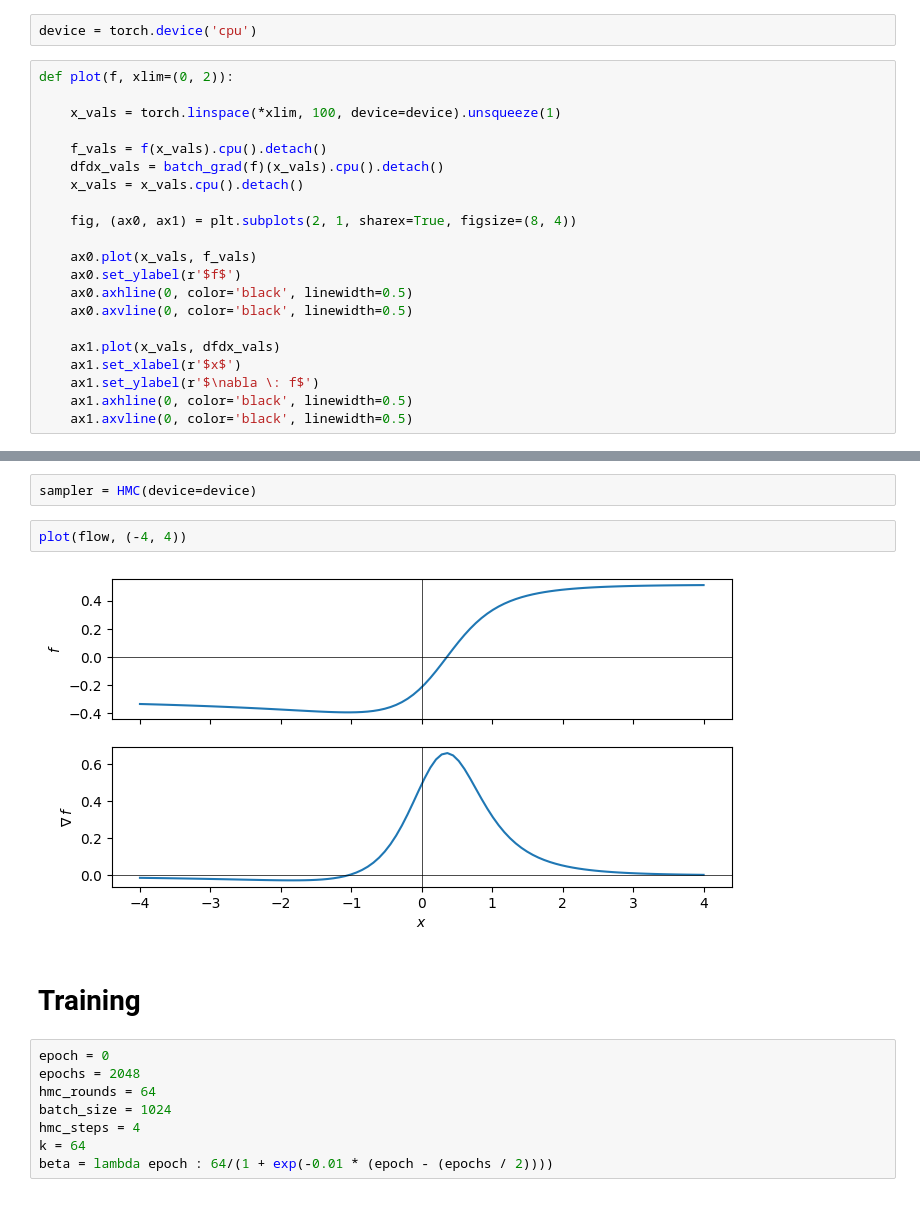
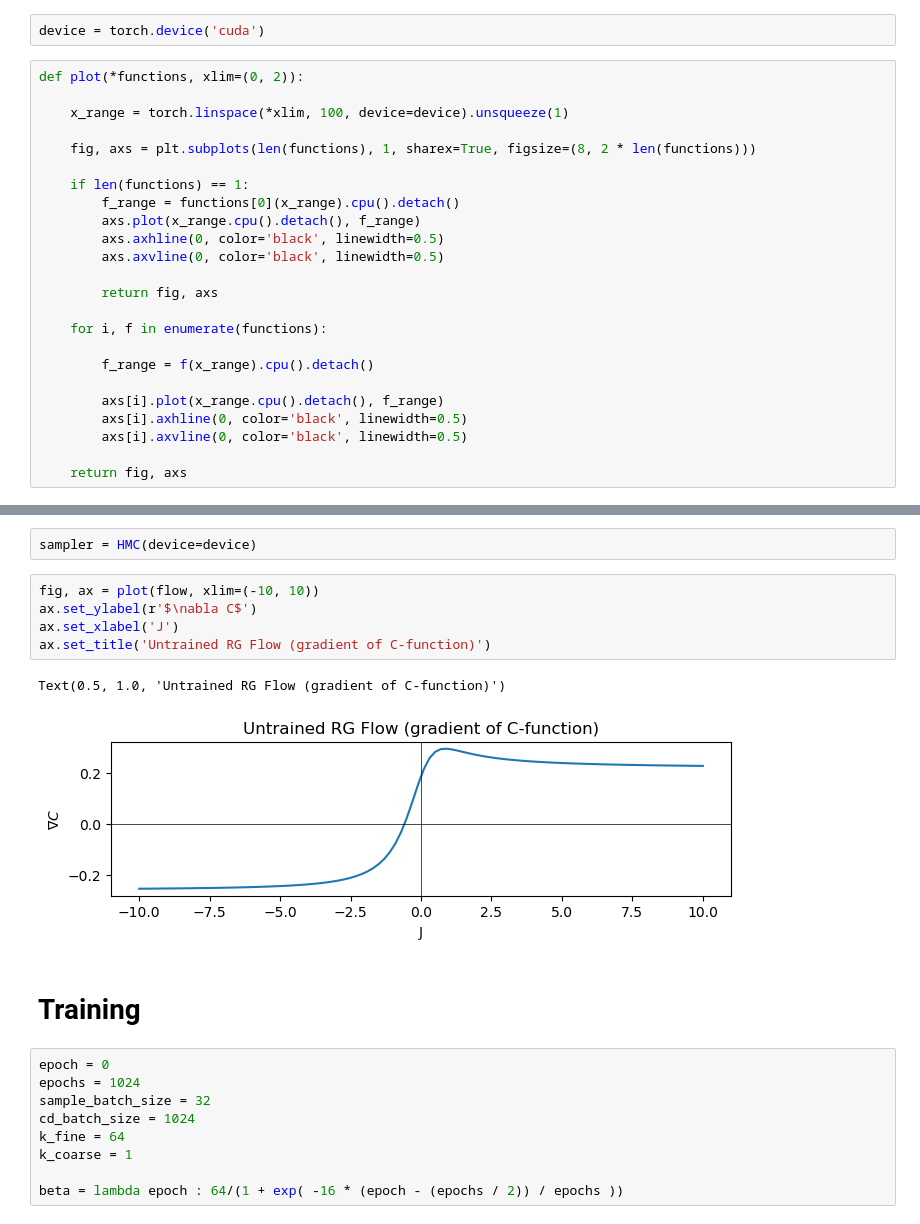
Before and after one commit to jshe2304/dlrg, a Jupyter notebook: train.ipynb, the cells around one changed output, grey strips where cells are left out. Drawn from its saved outputs; the diff is of its cells as text.

```diff
--- a/train.ipynb
+++ b/train.ipynb
@@ -16,28 +16,31 @@ from utils.newton import find_root
 from utils.hmc import HMC
 from utils.grad import batch_grad, grad
 # %%
-device = torch.device('cpu')
+device = torch.device('cuda')
 # %%
-def plot(f, xlim=(0, 2)):
+def plot(*functions, xlim=(0, 2)):
 
-    x_vals = torch.linspace(*xlim, 100, device=device).unsqueeze(1)
+    x_range = torch.linspace(*xlim, 100, device=device).unsqueeze(1)
 
-    f_vals = f(x_vals).cpu().detach()
-    dfdx_vals = batch_grad(f)(x_vals).cpu().detach()
-    x_vals = x_vals.cpu().detach()
+    fig, axs = plt.subplots(len(functions), 1, sharex=True, figsize=(8, 2 * len(functions)))
 
-    fig, (ax0, ax1) = plt.subplots(2, 1, sharex=True, figsize=(8, 4))
+    if len(functions) == 1:
+        f_range = functions[0](x_range).cpu().detach()
+        axs.plot(x_range.cpu().detach(), f_range)
+        axs.axhline(0, color='black', linewidth=0.5)
+        axs.axvline(0, color='black', linewidth=0.5)
 
-    ax0.plot(x_vals, f_vals)
-    ax0.set_ylabel(r'$f$')
-    ax0.axhline(0, color='black', linewidth=0.5)
-    ax0.axvline(0, color='black', linewidth=0.5)
+        return fig, axs
 
-    ax1.plot(x_vals, dfdx_vals)
-    ax1.set_xlabel(r'$x$')
-    ax1.set_ylabel(r'$\nabla \: f$')
-    ax1.axhline(0, color='black', linewidth=0.5)
-    ax1.axvline(0, color='black', linewidth=0.5)
+    for i, f in enumerate(functions):
+
+        f_range = f(x_range).cpu().detach()
+
+        axs[i].plot(x_range.cpu().detach(), f_range)
+        axs[i].axhline(0, color='black', linewidth=0.5)
+        axs[i].axvline(0, color='black', linewidth=0.5)
+
+    return fig, axs
 # %% [markdown]
 # Models
 # %%
@@ -58,19 +61,24 @@ elif lattice == 'hex':
 # %%
 sampler = HMC(device=device)
 # %%
-plot(flow, (-4, 4))
+fig, ax = plot(flow, xlim=(-10, 10))
+ax.set_ylabel(r'$\nabla C$')
+ax.set_xlabel('J')
+ax.set_title('Untrained RG Flow (gradient of C-function)')
 # %% [output]
+Text(0.5, 1.0, 'Untrained RG Flow (gradient of C-function)')
-[figure, old version]
+[figure, new version]
 # %% [markdown]
 # Training
 # %%
 epoch = 0
-epochs = 2048
-hmc_rounds = 64
-batch_size = 1024
-hmc_steps = 4
-k = 64
-beta = lambda epoch : 64/(1 + exp(-0.01 * (epoch - (epochs / 2))))
+epochs = 1024
+sample_batch_size = 32
+cd_batch_size = 1024
+k_fine = 64
+k_coarse = 1
+
+beta = lambda epoch : 64/(1 + exp( -16 * (epoch - (epochs / 2)) / epochs ))
 # %%
 optimizer = torch.optim.Adam(flow.parameters())
 
```
Also changed, not shown: parts of 4 cells of this notebook, 7 other files.
